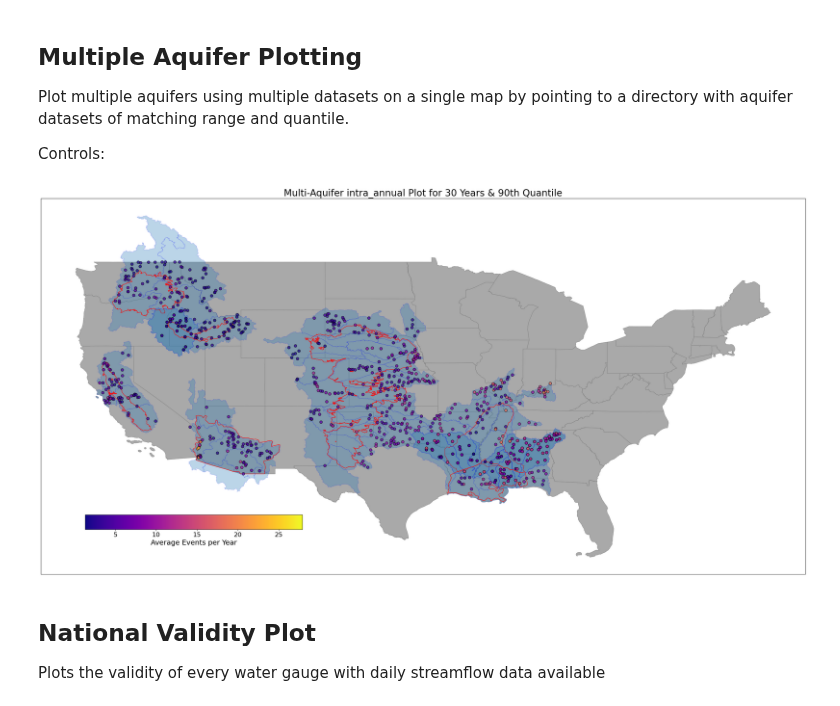
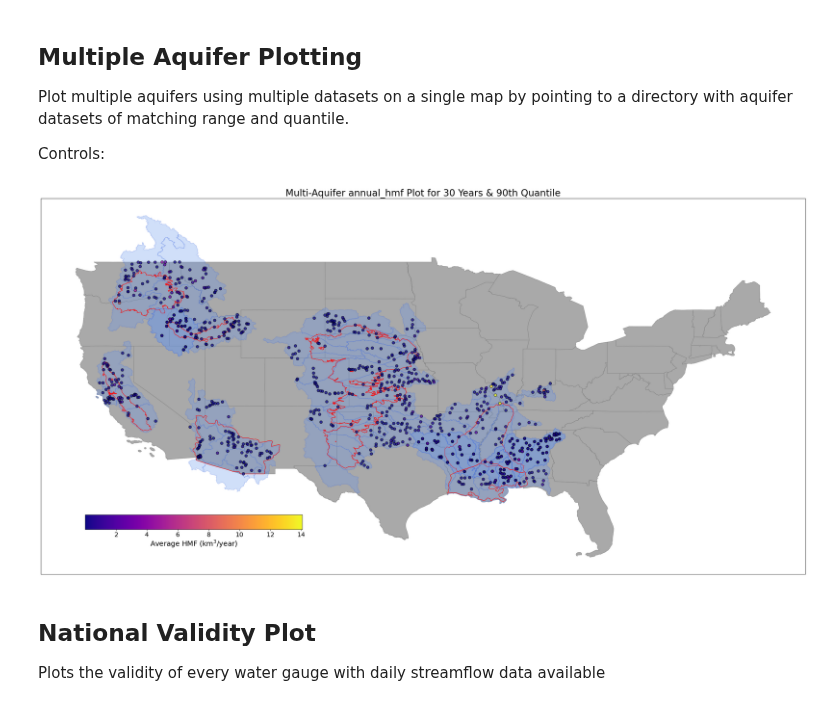
Before and after one commit to AlekWithK/DahlkeLab_LAWR, a Jupyter notebook: aquifer_plotting.ipynb, the cells around one changed output. Saved outputs shown, nothing was run; the diff lists cells and outputs as text; code cells hidden in the pictures.

```diff
--- a/aquifer_plotting.ipynb
+++ b/aquifer_plotting.ipynb
@@ -26,3 +26,7 @@ import Src.classes as cl
 import Src.func as fn
 reload(cl)
 reload(fn)
+
+# Takes about 20s to import these two files, but then they can be used everywhere in this notebook
+huc2_shape = gpd.read_file('ShapeFiles/HUC2/_Master_HUC2/master_huc2.shp')
+huc4_shape = gpd.read_file('ShapeFiles/HUC4/_Master_HUC4/master_huc4.shp')
@@ -40,7 +42,7 @@ reload(cl)
 reload(fn)
 
 # Dataset selection
-aquifer = cl.arizona_alluvial_aquifer
+aquifer = cl.central_valley_aquifer
 range = 30
 quantile = 90
 
@@ -147,7 +141,7 @@ range = 30
 quantile = 90
 
 # Metric to be plotted where metrics are column names from the dataset
-metric = 'inter_annual'
+metric = 'annual_hmf'
 # True if you want to show HUC4 boundaries (significantly increases runtime)
 show_huc4 = True
 show_usgs_aqs = True
@@ -176,48 +170,41 @@ for aq in aquifers:
 
     # HUC4 Region Plot
     if show_huc4:
-        for root, dirs, files in os.walk(aq.wb_dir):
-            #print(root, dirs, files)
-            if os.path.basename(root).startswith('NHD_H_'):
-                if aq.wb_shapefiles in files:
-                    shapefile_aq_path = os.path.join(root, aq.wb_shapefiles)
-                    ws_gdf = gpd.read_file(shapefile_aq_path)
-                    ws_gdf = ws_gdf.to_crs(4269)
-                    ws_gdf.plot(ax=ax, edgecolor='blue', alpha=0.30, linewidth=0.5)
+        fn.plot_huc4(ax, huc4_shape, codes=aq.huc4s)
 
     # Aquifer Boundary Plot
     if show_usgs_aqs:
         aq_gdf = gpd.read_file(aq.aq_shapefile)
         aq_gdf = aq_gdf.to_crs(4269)
         aq_gdf.plot(ax=ax, edgecolor='red', facecolor='none', linewidth=1.00)
 
 
 # L/B/W/H
 cax = fig.add_axes([0.17, 0.35, 0.22, 0.015])
 
 # Water Gauges Plot
 df_all_aq, _ = fn.filter_by_valid(df_all_aq)
 df_all_aq = df_all_aq.reset_index(drop=True)
 cmap, mappable = fn.scale_colorbar(df_all_aq, metric)
 geo_df = fn.convert_geometry(df_all_aq)
 bx = geo_df.plot(ax=ax, column=df_all_aq[metric], markersize=200, marker='.', cmap='plasma', edgecolor='black', linewidth=1, alpha=0.75)
 
 # Colorbar setup
 cbx = plt.colorbar(mappable, cax=cax, pad=1.0, shrink=0.5, orientation='horizontal', alpha=1.0)
 cbx.set_label(fn.FLOW_METRIC_UNITS[metric], size=18)
 cbx.ax.tick_params(labelsize=16)
 ax.set_yticks([])
 ax.set_xticks([])
 
 if basemap:
     fn.plot_basemap(ax)
 
 # Save images if they don't exist or if overwrite is True
 if save_img:
     img_path = f'Saved_Visuals/Multi_Aquifer_{metric}_{range}_{quantile}.png'
     fn.save_plot_as_image(img_path, overwrite)
 # %% [output]
-[figure, old version]
+[figure, new version]
 # %% [markdown]
 ## National Validity Plot
 Plots the validity of every water gauge with daily streamflow data available
```
Also changed, not shown: parts of 3 cells of this notebook, 6 other files.
